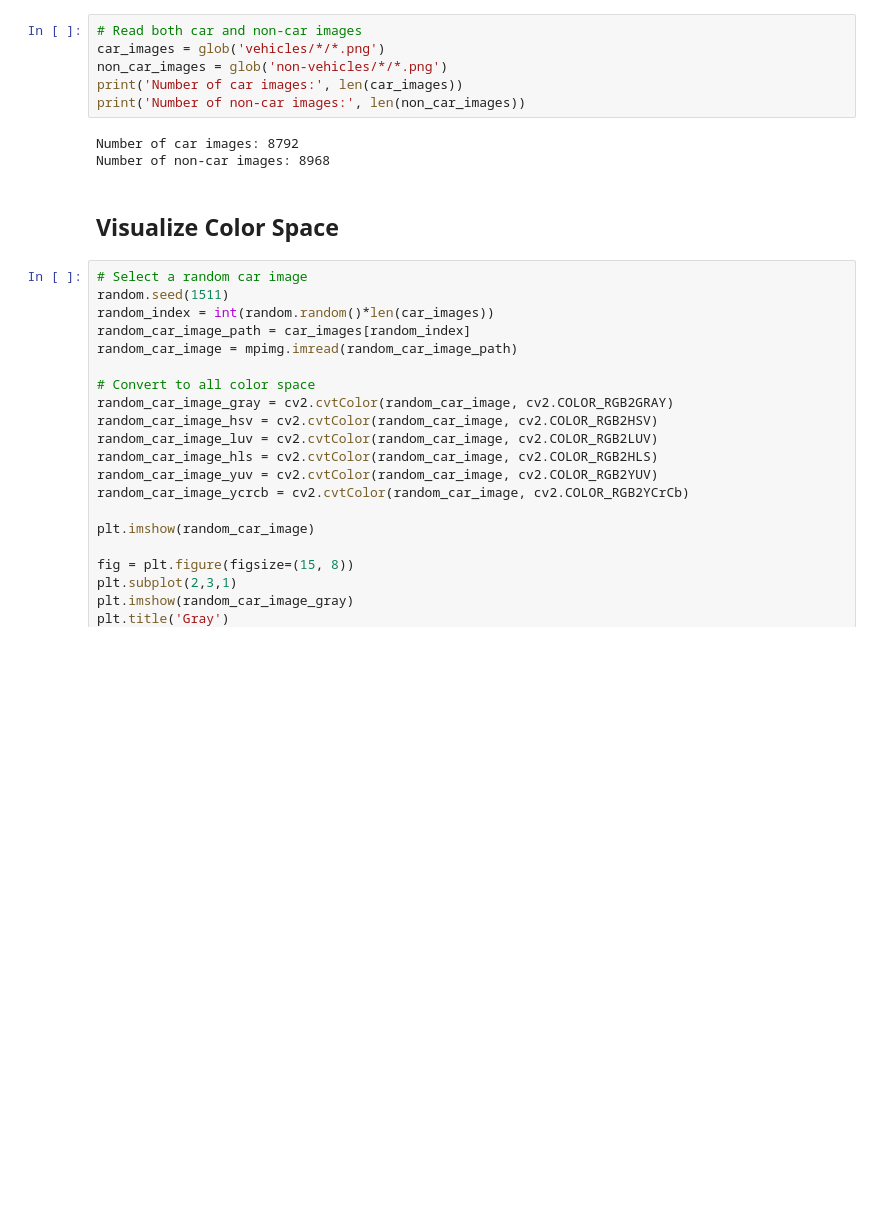
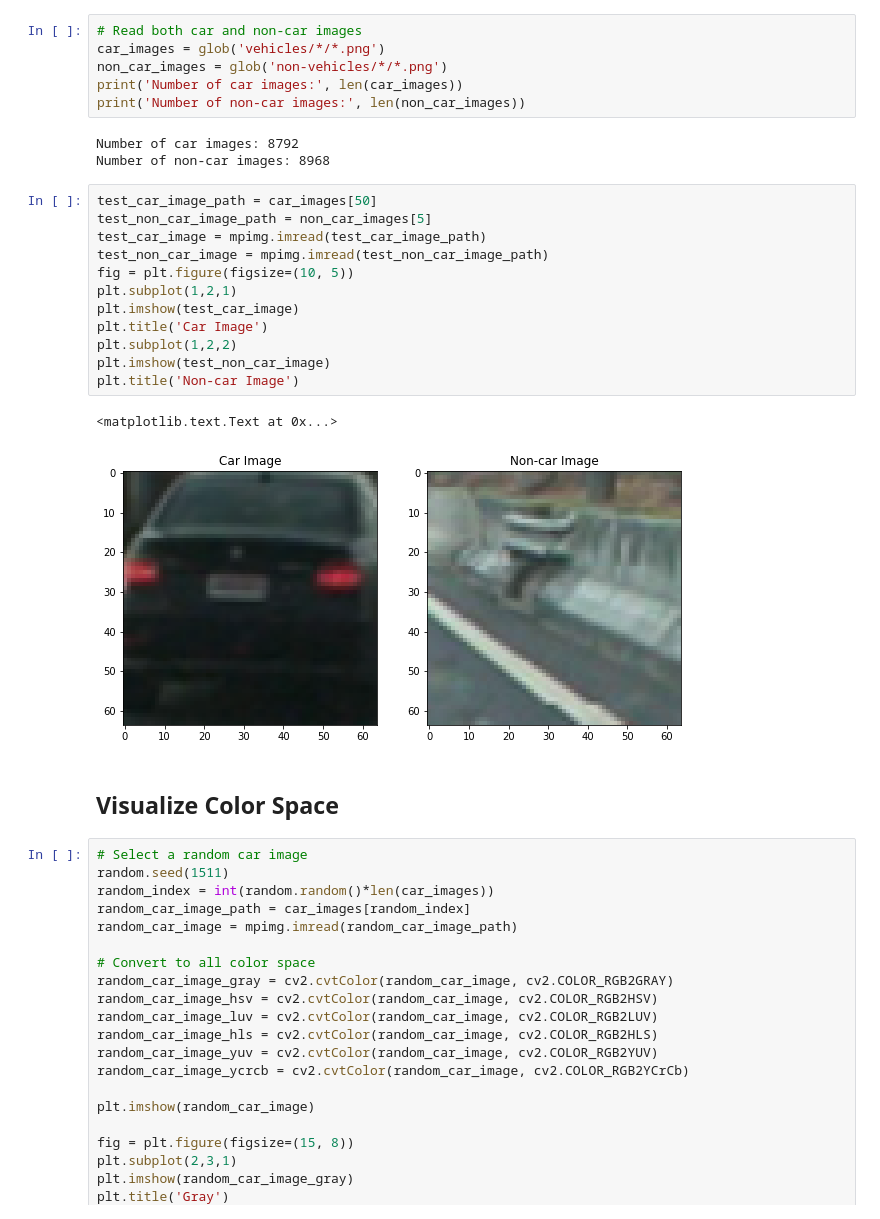
Before and after one commit to udacity-om/ud_self_driving_car_engineer, a Jupyter notebook: CarND-Vehicle-Detection/classifier.ipynb, the cells around one changed output. Drawn from its saved outputs; the diff is of its cells as text; blank space fills up the shorter version.

```diff
--- a/CarND-Vehicle-Detection/classifier.ipynb
+++ b/CarND-Vehicle-Detection/classifier.ipynb
@@ -33,6 +33,21 @@ print('Number of non-car images:', len(non_car_images))
 # %% [output]
 Number of car images: 8792
 Number of non-car images: 8968
+# %%
+test_car_image_path = car_images[50]
+test_non_car_image_path = non_car_images[5]
+test_car_image = mpimg.imread(test_car_image_path)
+test_non_car_image = mpimg.imread(test_non_car_image_path)
+fig = plt.figure(figsize=(10, 5))
+plt.subplot(1,2,1)
+plt.imshow(test_car_image)
+plt.title('Car Image')
+plt.subplot(1,2,2)
+plt.imshow(test_non_car_image)
+plt.title('Non-car Image')
+# %% [output]
+<matplotlib.text.Text at 0x...>
+[figure, added]
 # %% [markdown]
 ## Visualize Color Space
 # %%
```
Also changed, not shown: parts of 11 cells of this notebook, 2 other files.
